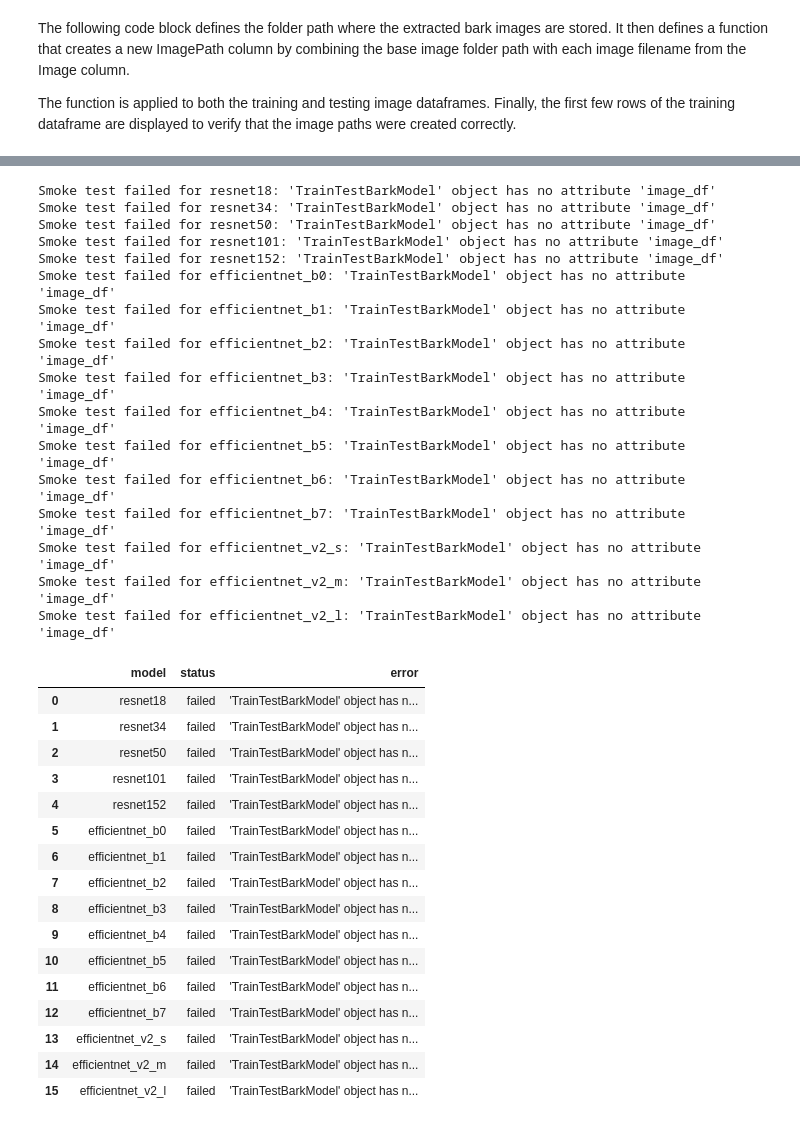
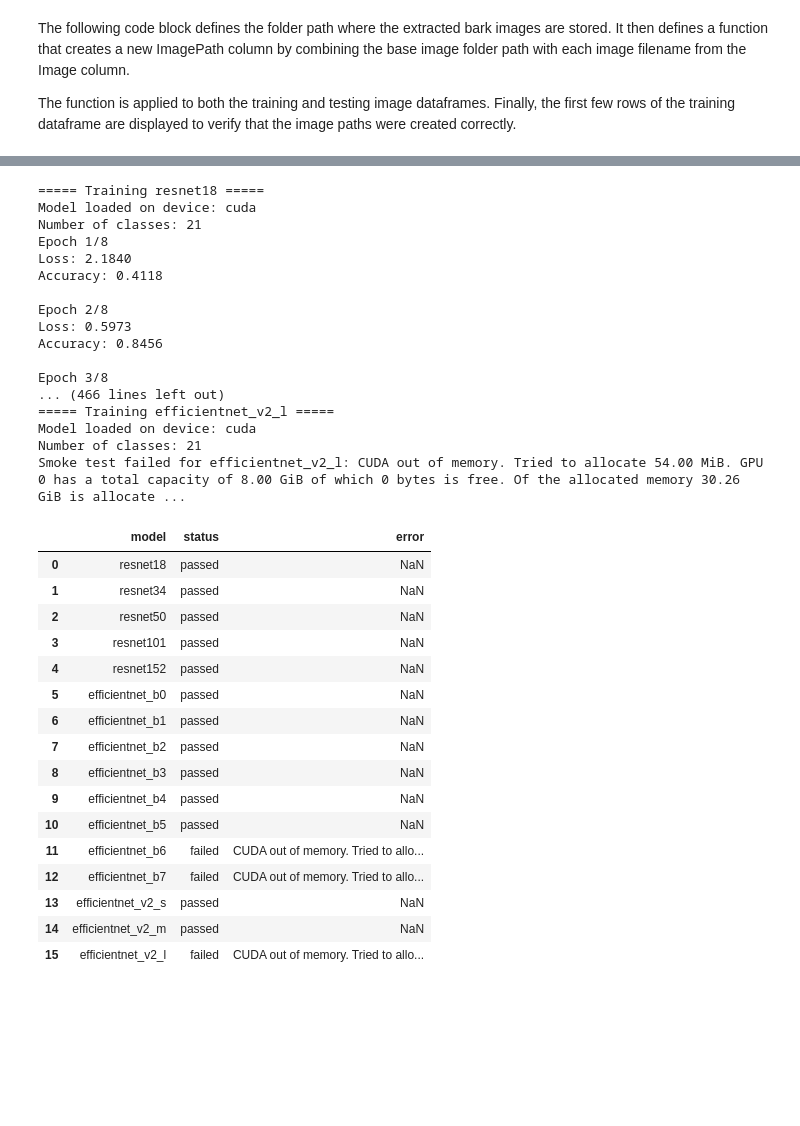
Before and after one commit to JRockMcDoggington/Bark_Imagery, a Jupyter notebook: bark_notebook.ipynb, the cells around one changed output, grey strips where cells are left out. Saved outputs shown, nothing was run; the diff lists cells and outputs as text; code cells hidden in the pictures; blank space fills up the shorter version.

Commit message:
Finished TrainTestBarkModel() class. Testing funtionality

```diff
--- a/bark_notebook.ipynb
+++ b/bark_notebook.ipynb
@@ -91,7 +91,7 @@ print("Number of unique species:", df['Species'].nunique())
 
 sample_tree_df, remaining_tree_df = train_test_split(
     df,
-    test_size=0.95,
+    train_size=0.05,
     random_state=42,
     stratify=df["Species"]
 )
@@ -534,62 +597,67 @@ models = [
     ("resnet152", resnet152, (224, 224)),
 
     # EfficientNet B models
     ("efficientnet_b0", efficientnet_b0, (224, 224)),
     ("efficientnet_b1", efficientnet_b1, (240, 240)),
     ("efficientnet_b2", efficientnet_b2, (260, 260)),
     ("efficientnet_b3", efficientnet_b3, (300, 300)),
     ("efficientnet_b4", efficientnet_b4, (380, 380)),
     ("efficientnet_b5", efficientnet_b5, (456, 456)),
     ("efficientnet_b6", efficientnet_b6, (528, 528)),
     ("efficientnet_b7", efficientnet_b7, (600, 600)),
 
     # EfficientNet V2 models
     ("efficientnet_v2_s", efficientnet_v2_s, (384, 384)),
     ("efficientnet_v2_m", efficientnet_v2_m, (480, 480)),
     ("efficientnet_v2_l", efficientnet_v2_l, (480, 480)),
 ]
 
+# 0 for single model training, 1 for multiple model training, 2 for multiple model train and evaluation
 MODEL_OPTION = 1
 BATCH_SIZE = 16
 NUM_EPOCHS = None
 
 bulk_trainer = TrainTestBarkModel(sample_image_df)
+bulk_trainer_and_eval = TrainTestBarkModel(df)
 
 if MODEL_OPTION == 0:
     bulk_trainer.train_model(model_tuple=("resnet18", resnet18, (224, 224)), batch_size=BATCH_SIZE, num_epochs=NUM_EPOCHS)
 elif MODEL_OPTION == 1:
     bulk_trainer.train_multiple(models=models, batch_size=BATCH_SIZE, num_epochs=NUM_EPOCHS)
+elif MODEL_OPTION == 2:
+    bulk_trainer_and_eval.train_multiple(models=models, batch_size=BATCH_SIZE, num_epochs=NUM_EPOCHS)
 # %% [output]
-Smoke test failed for resnet18: 'TrainTestBarkModel' object has no attribute 'image_df'
-Smoke test failed for resnet34: 'TrainTestBarkModel' object has no attribute 'image_df'
-Smoke test failed for resnet50: 'TrainTestBarkModel' object has no attribute 'image_df'
-Smoke test failed for resnet101: 'TrainTestBarkModel' object has no attribute 'image_df'
-Smoke test failed for resnet152: 'TrainTestBarkModel' object has no attribute 'image_df'
-Smoke test failed for efficientnet_b0: 'TrainTestBarkModel' object has no attribute 'image_df'
-Smoke test failed for efficientnet_b1: 'TrainTestBarkModel' object has no attribute 'image_df'
-Smoke test failed for efficientnet_b2: 'TrainTestBarkModel' object has no attribute 'image_df'
-Smoke test failed for efficientnet_b3: 'TrainTestBarkModel' object has no attribute 'image_df'
-Smoke test failed for efficientnet_b4: 'TrainTestBarkModel' object has no attribute 'image_df'
-Smoke test failed for efficientnet_b5: 'TrainTestBarkModel' object has no attribute 'image_df'
-Smoke test failed for efficientnet_b6: 'TrainTestBarkModel' object has no attribute 'image_df'
-Smoke test failed for efficientnet_b7: 'TrainTestBarkModel' object has no attribute 'image_df'
-Smoke test failed for efficientnet_v2_s: 'TrainTestBarkModel' object has no attribute 'image_df'
-Smoke test failed for efficientnet_v2_m: 'TrainTestBarkModel' object has no attribute 'image_df'
-Smoke test failed for efficientnet_v2_l: 'TrainTestBarkModel' object has no attribute 'image_df'
+===== Training resnet18 =====
+Model loaded on device: cuda
+Number of classes: 21
+Epoch 1/8
+Loss: 2.1840
+Accuracy: 0.4118
+
+Epoch 2/8
+Loss: 0.5973
+Accuracy: 0.8456
+
+Epoch 3/8
+... (466 lines left out)
+===== Training efficientnet_v2_l =====
+Model loaded on device: cuda
+Number of classes: 21
+Smoke test failed for efficientnet_v2_l: CUDA out of memory. Tried to allocate 54.00 MiB. GPU 0 has a total capacity of 8.00 GiB of which 0 bytes is free. Of the allocated memory 30.26 GiB is allocate ...
 |  | model | status | error |
-| 0 | resnet18 | failed | 'TrainTestBarkModel' object has n... |
-| 1 | resnet34 | failed | 'TrainTestBarkModel' object has n... |
-| 2 | resnet50 | failed | 'TrainTestBarkModel' object has n... |
-| 3 | resnet101 | failed | 'TrainTestBarkModel' object has n... |
-| 4 | resnet152 | failed | 'TrainTestBarkModel' object has n... |
-| 5 | efficientnet_b0 | failed | 'TrainTestBarkModel' object has n... |
-| 6 | efficientnet_b1 | failed | 'TrainTestBarkModel' object has n... |
-| 7 | efficientnet_b2 | failed | 'TrainTestBarkModel' object has n... |
-| 8 | efficientnet_b3 | failed | 'TrainTestBarkModel' object has n... |
-| 9 | efficientnet_b4 | failed | 'TrainTestBarkModel' object has n... |
-| 10 | efficientnet_b5 | failed | 'TrainTestBarkModel' object has n... |
-| 11 | efficientnet_b6 | failed | 'TrainTestBarkModel' object has n... |
-| 12 | efficientnet_b7 | failed | 'TrainTestBarkModel' object has n... |
-| 13 | efficientnet_v2_s | failed | 'TrainTestBarkModel' object has n... |
-| 14 | efficientnet_v2_m | failed | 'TrainTestBarkModel' object has n... |
-| 15 | efficientnet_v2_l | failed | 'TrainTestBarkModel' object has n... |
+| 0 | resnet18 | passed | NaN |
+| 1 | resnet34 | passed | NaN |
+| 2 | resnet50 | passed | NaN |
+| 3 | resnet101 | passed | NaN |
+| 4 | resnet152 | passed | NaN |
+| 5 | efficientnet_b0 | passed | NaN |
+| 6 | efficientnet_b1 | passed | NaN |
+| 7 | efficientnet_b2 | passed | NaN |
+| 8 | efficientnet_b3 | passed | NaN |
+| 9 | efficientnet_b4 | passed | NaN |
+| 10 | efficientnet_b5 | passed | NaN |
+| 11 | efficientnet_b6 | failed | CUDA out of memory. Tried to allo... |
+| 12 | efficientnet_b7 | failed | CUDA out of memory. Tried to allo... |
+| 13 | efficientnet_v2_s | passed | NaN |
+| 14 | efficientnet_v2_m | passed | NaN |
+| 15 | efficientnet_v2_l | failed | CUDA out of memory. Tried to allo... |
```
Also changed, not shown: parts of 1 cell of this notebook.
